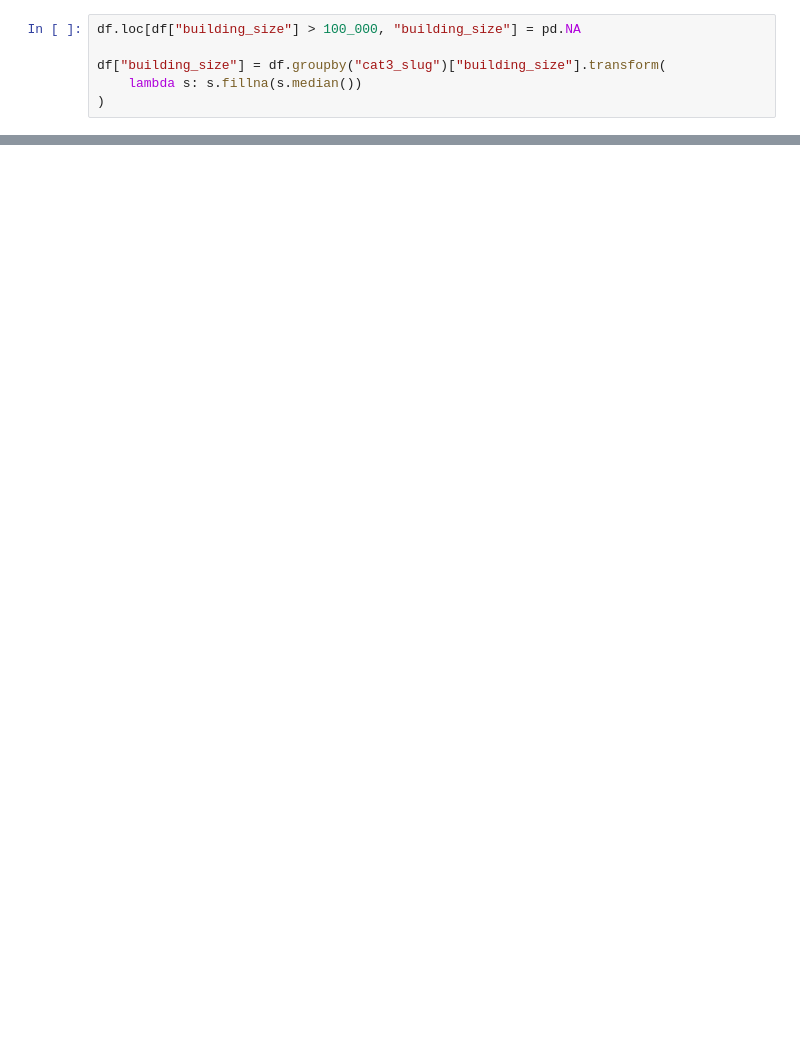
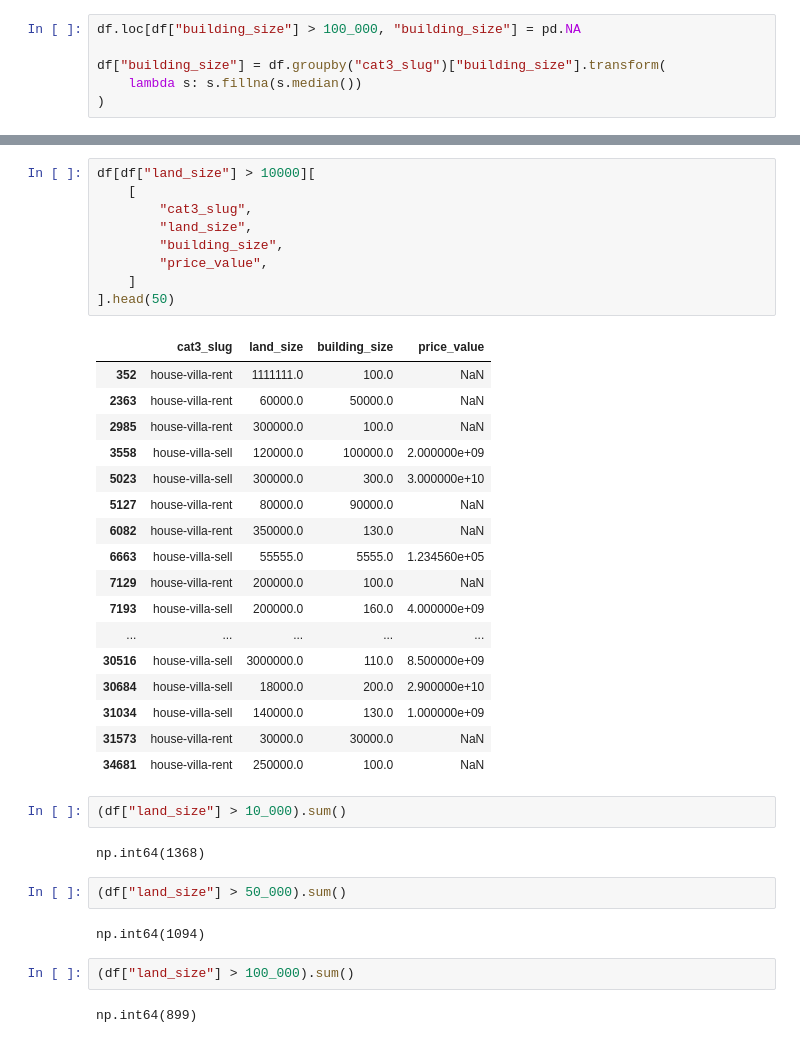
Before and after one commit to maslri/divar-real-estate-ml, a Jupyter notebook: notebooks/17-prediction-model.ipynb, the cells around one changed output, grey strips where cells are left out. Drawn from its saved outputs; the diff is of its cells as text; blank space fills up the shorter version.

```diff
--- a/notebooks/17-prediction-model.ipynb
+++ b/notebooks/17-prediction-model.ipynb
@@ -942,0 +898,39 @@ plt.show()
+# %%
+df[df["land_size"] > 10000][
+    [
+        "cat3_slug",
+        "land_size",
+        "building_size",
+        "price_value",
+    ]
+].head(50)
+# %% [output]
+|  | cat3_slug | land_size | building_size | price_value |
+| 352 | house-villa-rent | 1111111.0 | 100.0 | NaN |
+| 2363 | house-villa-rent | 60000.0 | 50000.0 | NaN |
+| 2985 | house-villa-rent | 300000.0 | 100.0 | NaN |
+| 3558 | house-villa-sell | 120000.0 | 100000.0 | 2.000000e+09 |
+| 5023 | house-villa-sell | 300000.0 | 300.0 | 3.000000e+10 |
+| 5127 | house-villa-rent | 80000.0 | 90000.0 | NaN |
+| 6082 | house-villa-rent | 350000.0 | 130.0 | NaN |
+| 6663 | house-villa-sell | 55555.0 | 5555.0 | 1.234560e+05 |
+| 7129 | house-villa-rent | 200000.0 | 100.0 | NaN |
+| 7193 | house-villa-sell | 200000.0 | 160.0 | 4.000000e+09 |
+| ... | ... | ... | ... | ... |
+| 30516 | house-villa-sell | 3000000.0 | 110.0 | 8.500000e+09 |
+| 30684 | house-villa-sell | 18000.0 | 200.0 | 2.900000e+10 |
+| 31034 | house-villa-sell | 140000.0 | 130.0 | 1.000000e+09 |
+| 31573 | house-villa-rent | 30000.0 | 30000.0 | NaN |
+| 34681 | house-villa-rent | 250000.0 | 100.0 | NaN |
+# %%
+(df["land_size"] > 10_000).sum()
+# %% [output]
+np.int64(1368)
+# %%
+(df["land_size"] > 50_000).sum()
+# %% [output]
+np.int64(1094)
+# %%
+(df["land_size"] > 100_000).sum()
+# %% [output]
+np.int64(899)
```
Also changed, not shown: parts of 20 cells of this notebook.
